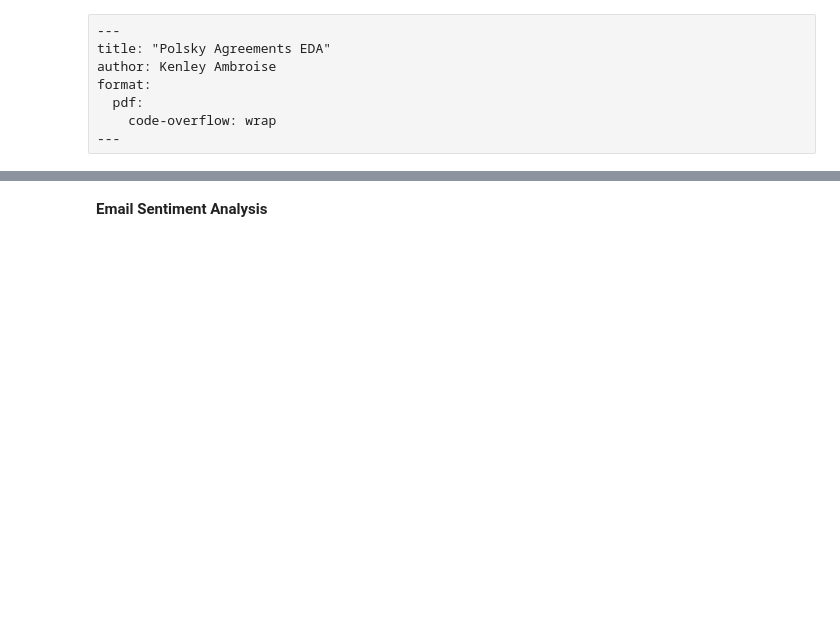
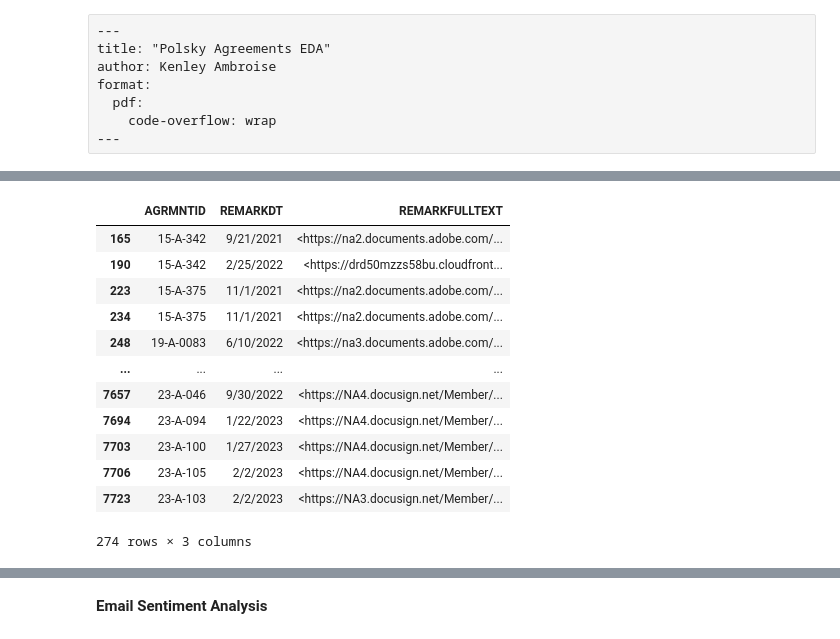
Before and after one commit to Kylehanna/PredictingInnovation, a Jupyter notebook: agreementseda.ipynb, the cells around one changed output, grey strips where cells are left out. Drawn from its saved outputs; the diff is of its cells as text; code cells hidden in the pictures; blank space fills up the shorter version.

```diff
--- a/agreementseda.ipynb
+++ b/agreementseda.ipynb
@@ -422,0 +15,5 @@ topic
+# %%
+#loading the agreements data
+
+full_agreements = pd.read_csv(r'C:\Users\ambro\Documents\Polsky - Confidential\Agreement_remarks.csv')
+agr_id = pd.read_csv(r'C:\Users\ambro\Documents\Polsky - Confidential\AgreementStatusandType.csv')
@@ -422,0 +24,2 @@ topic
+# %%
+remarks = full_agreements.dropna(subset=['REMARKFULLTEXT']).reset_index().drop(columns=['index'])
@@ -422,0 +39,18 @@ topic
+# %%
+remarks.drop(remarks[remarks['REMARKFULLTEXT'].str.contains(r'^Template:UC')].index,inplace=True)
+# %%
+remarks[remarks['REMARKFULLTEXT'].str.contains(r'^<h')]
+# %% [output]
+|  | AGRMNTID | REMARKDT | REMARKFULLTEXT |
+| 165 | 15-A-342 | 9/21/2021 | <https://na2.documents.adobe.com/... |
+| 190 | 15-A-342 | 2/25/2022 | <https://drd50mzzs58bu.cloudfront... |
+| 223 | 15-A-375 | 11/1/2021 | <https://na2.documents.adobe.com/... |
+| 234 | 15-A-375 | 11/1/2021 | <https://na2.documents.adobe.com/... |
+| 248 | 19-A-0083 | 6/10/2022 | <https://na3.documents.adobe.com/... |
+| ... | ... | ... | ... |
+| 7657 | 23-A-046 | 9/30/2022 | <https://NA4.docusign.net/Member/... |
+| 7694 | 23-A-094 | 1/22/2023 | <https://NA4.docusign.net/Member/... |
+| 7703 | 23-A-100 | 1/27/2023 | <https://NA4.docusign.net/Member/... |
+| 7706 | 23-A-105 | 2/2/2023 | <https://NA4.docusign.net/Member/... |
+| 7723 | 23-A-103 | 2/2/2023 | <https://NA3.docusign.net/Member/... |
+274 rows × 3 columns
```
Also changed, not shown: parts of 159 cells of this notebook, 13 other files.
